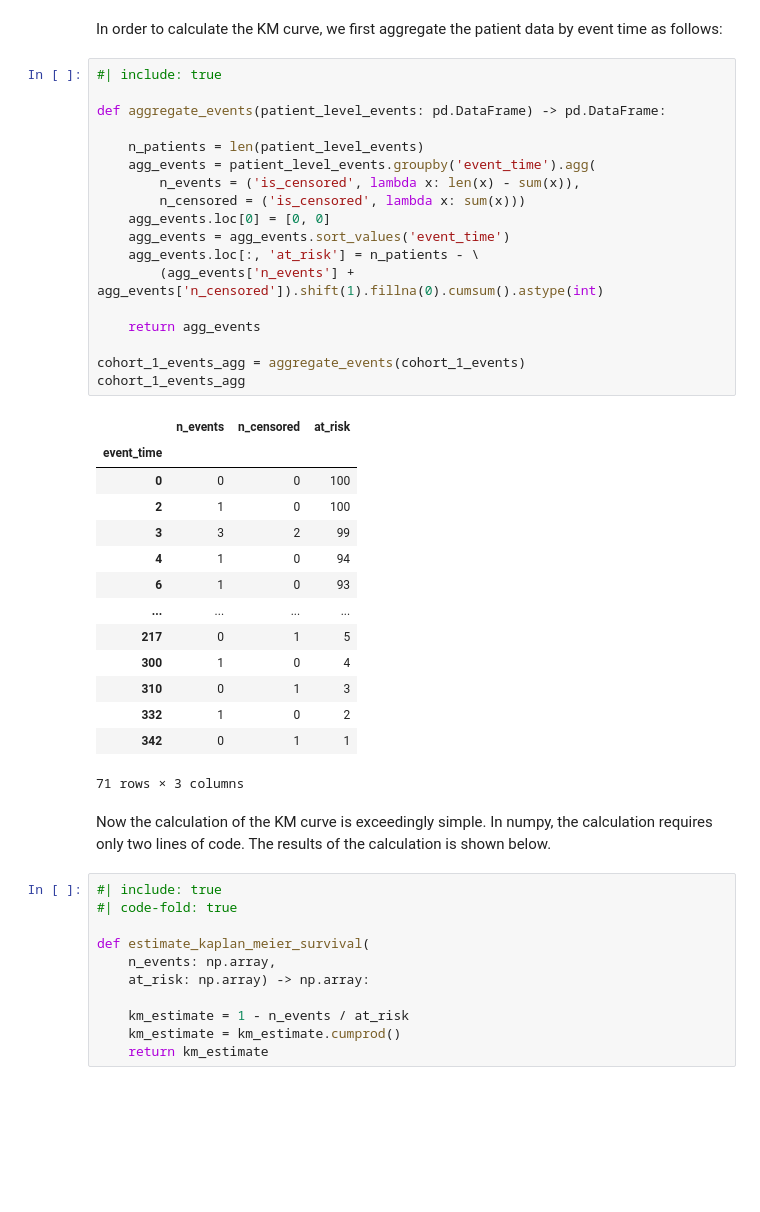
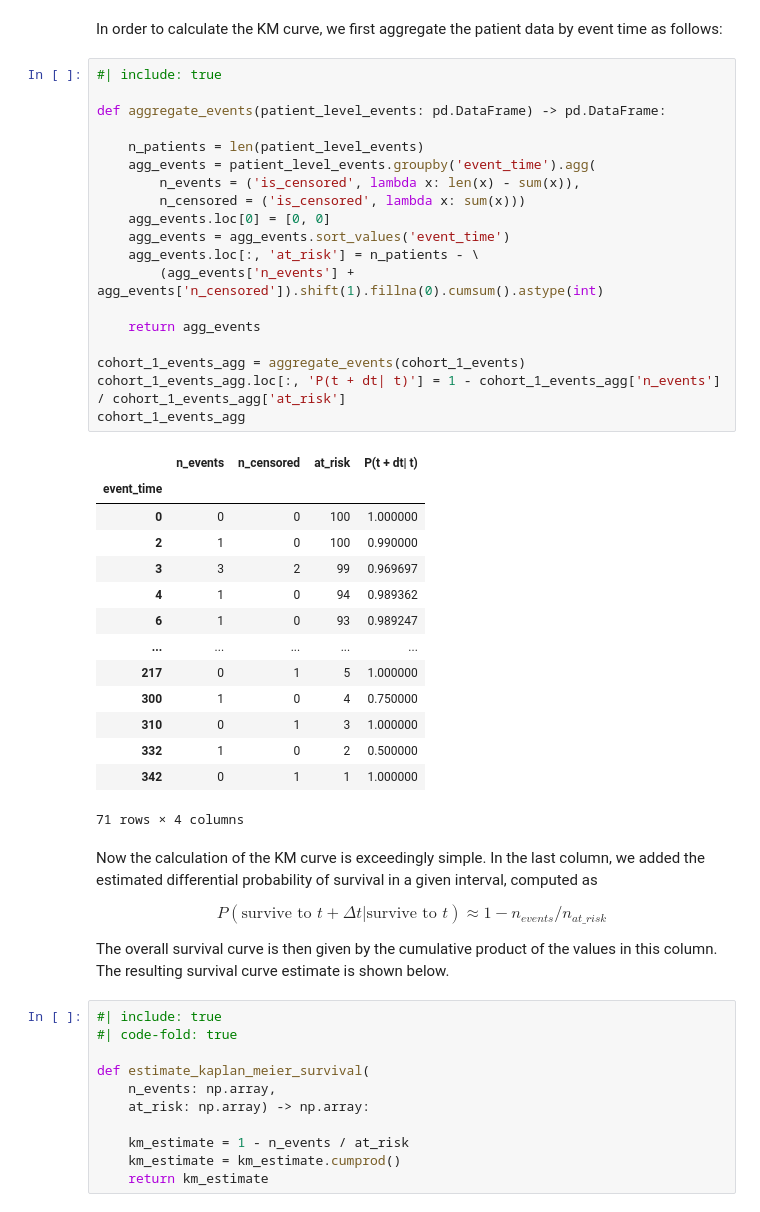
Before and after one commit to sprivite/blog, a Jupyter notebook: blog/kaplan_meier_log_rank.ipynb, the cells around one changed output. Cells and saved outputs as stored; diff of their text form; blank space fills up the shorter version.

```diff
--- a/blog/kaplan_meier_log_rank.ipynb
+++ b/blog/kaplan_meier_log_rank.ipynb
@@ -170,38 +170,43 @@ In order to calculate the KM curve, we first aggregate the patient data by event
 # %%
 #| include: true
 
 def aggregate_events(patient_level_events: pd.DataFrame) -> pd.DataFrame:
 
     n_patients = len(patient_level_events)
     agg_events = patient_level_events.groupby('event_time').agg(
         n_events = ('is_censored', lambda x: len(x) - sum(x)),
         n_censored = ('is_censored', lambda x: sum(x)))
     agg_events.loc[0] = [0, 0]
     agg_events = agg_events.sort_values('event_time')
     agg_events.loc[:, 'at_risk'] = n_patients - \
         (agg_events['n_events'] + agg_events['n_censored']).shift(1).fillna(0).cumsum().astype(int)
 
     return agg_events
 
 cohort_1_events_agg = aggregate_events(cohort_1_events)
+cohort_1_events_agg.loc[:, 'P(t + dt| t)'] = 1 - cohort_1_events_agg['n_events'] / cohort_1_events_agg['at_risk']
 cohort_1_events_agg
 # %% [output]
-|  | n_events | n_censored | at_risk |
-| event_time |  |  |  |
-| 0 | 0 | 0 | 100 |
-| 2 | 1 | 0 | 100 |
-| 3 | 3 | 2 | 99 |
-| 4 | 1 | 0 | 94 |
-| 6 | 1 | 0 | 93 |
-| ... | ... | ... | ... |
-| 217 | 0 | 1 | 5 |
-| 300 | 1 | 0 | 4 |
-| 310 | 0 | 1 | 3 |
-| 332 | 1 | 0 | 2 |
-| 342 | 0 | 1 | 1 |
+|  | n_events | n_censored | at_risk | P(t + dt| t) |
+| event_time |  |  |  |  |
+| 0 | 0 | 0 | 100 | 1.000000 |
+| 2 | 1 | 0 | 100 | 0.990000 |
+| 3 | 3 | 2 | 99 | 0.969697 |
+| 4 | 1 | 0 | 94 | 0.989362 |
+| 6 | 1 | 0 | 93 | 0.989247 |
+| ... | ... | ... | ... | ... |
+| 217 | 0 | 1 | 5 | 1.000000 |
+| 300 | 1 | 0 | 4 | 0.750000 |
+| 310 | 0 | 1 | 3 | 1.000000 |
+| 332 | 1 | 0 | 2 | 0.500000 |
+| 342 | 0 | 1 | 1 | 1.000000 |
-71 rows × 3 columns
+71 rows × 4 columns
 # %% [markdown]
-Now the calculation of the KM curve is exceedingly simple. In numpy, the calculation requires only two lines of code. The results of the calculation is shown below.
+Now the calculation of the KM curve is exceedingly simple. In the last column, we added the estimated differential probability of survival in a given interval, computed as
+
+$$P(\text{survive to }t + \Delta t|\text{survive to }t) \approx 1 - n_{events} / n_{at\_risk}$$
+
+The overall survival curve is then given by the cumulative product of the values in this column. The resulting survival curve estimate is shown below.
 # %%
 #| include: true
 #| code-fold: true
```
Also changed, not shown: 3 other files.
